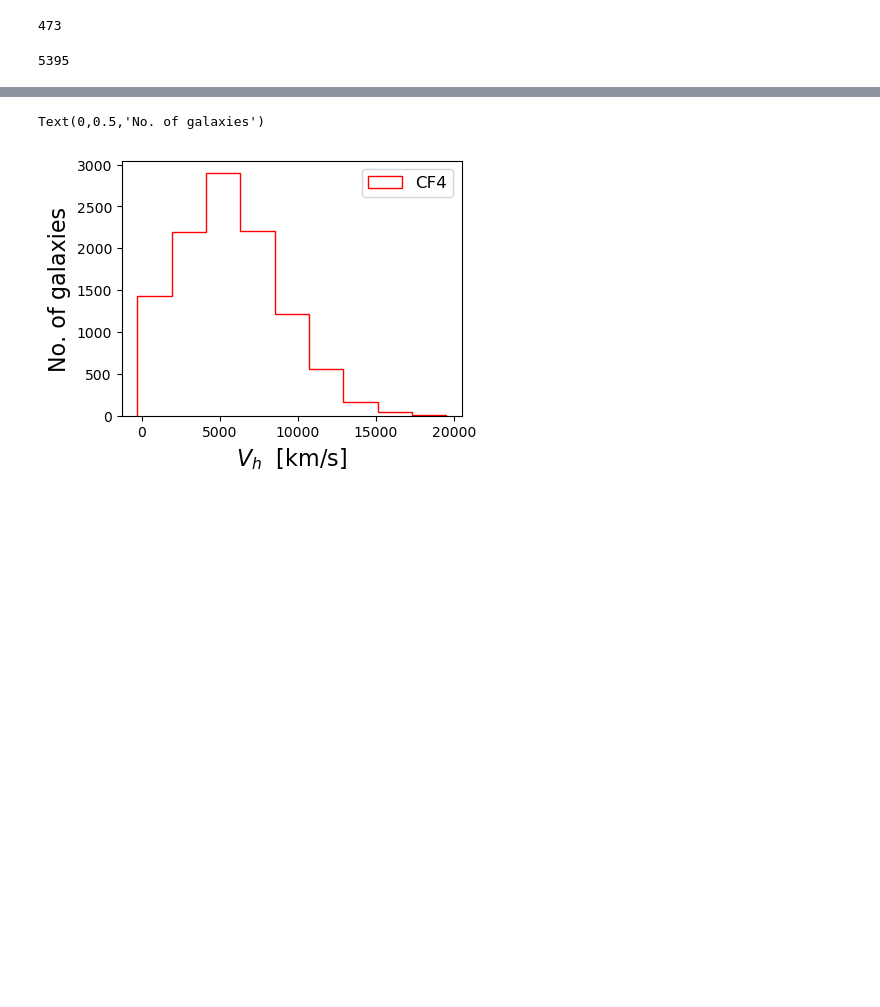
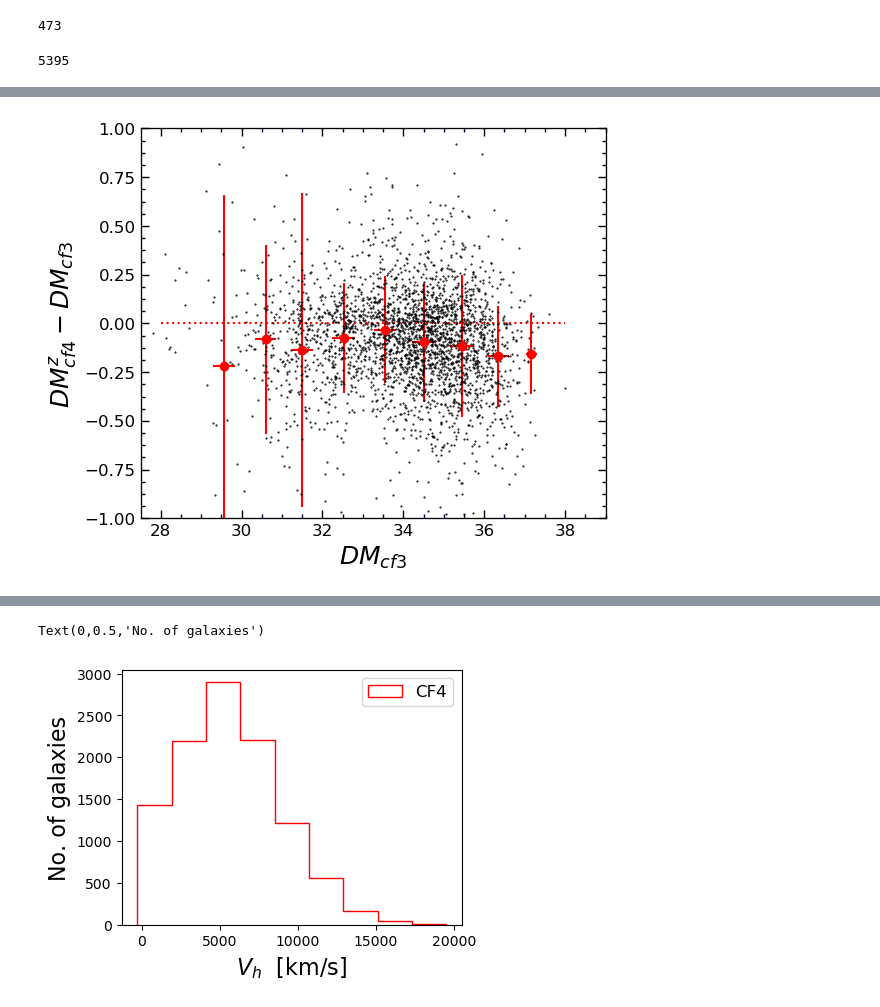
Before and after one commit to ekourkchi/TFcalibrators, a Jupyter notebook: fieldGals_quick.ipynb, the cells around one changed output, grey strips where cells are left out. Cells and saved outputs as stored; diff of their text form; code cells hidden in the pictures; blank space fills up the shorter version.

```diff
--- a/fieldGals_quick.ipynb
+++ b/fieldGals_quick.ipynb
@@ -1160,0 +1162,82 @@ Fit params:
+# %%
+cf3  = np.genfromtxt('cf3.csv' , delimiter='|', filling_values=-1, names=True, dtype=None, encoding=None)
+pgc_cf3 = cf3['PGC']
+DM_cf3  = cf3['DM']
+eDM_cf3 = cf3['eDM']
+N_cf3   = cf3['N']
+C_cf3   = cf3['C']
+F_cf3   = cf3['F']
+I_cf3   = cf3['I']
+S_cf3   = cf3['S']
+H_cf3   = cf3['H']
+# %%
+fig = py.figure(figsize=(5,5), dpi=100)
+fig.subplots_adjust(wspace=0, top=0.9, bottom=0.12, left=0.05, right=0.98)
+ax = fig.add_subplot(111)
+
+
+# esn_DM = (DM_i+DM_z_iz+DM_ggi_gi+DM_rgr_gr)/4. + bias
+P = logWimx/logWimx_e
+X = logWimx_e
+
+dDM_z
+
+Y = DM_i + 1.0*DM_Bias_i
+indx = np.where(Sqlt==0)
+Y[indx] = 0
+
+
+
+tmp = []
+
+XX = []
+YY = []
+YYe = []
+for i, id in enumerate(pgc_cf3):
+
+    if id in pgc_tab:
+        ix, = np.where(pgc_tab==id)
+        if (ggg[ix][0]>0) & (rrr[ix][0]>0) & (iii[ix][0]>0) & (zzz[ix][0]>0) & (SSqlt[ix][0]>=3):
+
+#                ax.errorbar(Vmod[ix][0], Y[ix][0]- DM_cf3[i],  capsize=3, color='k', fmt='.' , ms=1)
+               ax.errorbar(DM_cf3[i], Y[ix][0]- DM_cf3[i],  capsize=3, color='k', fmt='.' , ms=1)
+               XX.append(DM_cf3[i])
+
+               YYe.append(np.sqrt(dDM_z[ix][0]**2+eDM_cf3[i]**2))
+               YY.append(Y[ix][0]- DM_cf3[i])
+
+for i in np.arange(29,38,1):
+    xp = []
+    yp = []
+    ype = []
+    for ii in range(len(XX)):
+        xi = XX[ii]
+        if xi>=i and xi<i+1:
+            xp.append(xi)
+            yp.append(YY[ii])
+            ype.append(YYe[ii])
+    if len(xp)>0:
+        xp  = np.asarray(xp)
+        yp  = np.asarray(yp)
+        ype = np.asarray(ype)
+
+        xp_av = np.sum(xp/ype)/np.sum(1./ype)
+        yp_av = np.sum(yp/ype)/np.sum(1./ype)
+
+        ax.errorbar(xp_av, yp_av, yerr=np.std(yp), xerr=np.std(xp), fmt='o',
+                    color='r', ms=6)
+
+#         ax.errorbar(np.median(xp), np.median(yp), yerr=np.std(yp), xerr=np.std(xp), fmt='o',
+#                     color='r', ms=6)
+
+
+# ax.set_xlabel('Vmod [km/s]', fontsize=18)
+ax.set_ylabel(r'$DM^z_{cf4}-DM_{cf3}$', fontsize=18)
+
+# ax.plot([0,17500],[-3,3], 'r:')
+# set_axes(ax, [0,17500],[0,0], fontsize=12)
+
+set_axes(ax, [27.5,39],[-1,1], fontsize=12)
+ax.plot([28,38],[0,0], 'r:')
+ax.set_xlabel('$DM_{cf3}$', fontsize=18)
+# %% [output]
@@ -1160,0 +1245 @@ Fit params:
+[figure, added]
```
Also changed, not shown: parts of 16 cells of this notebook, 11 other files.
